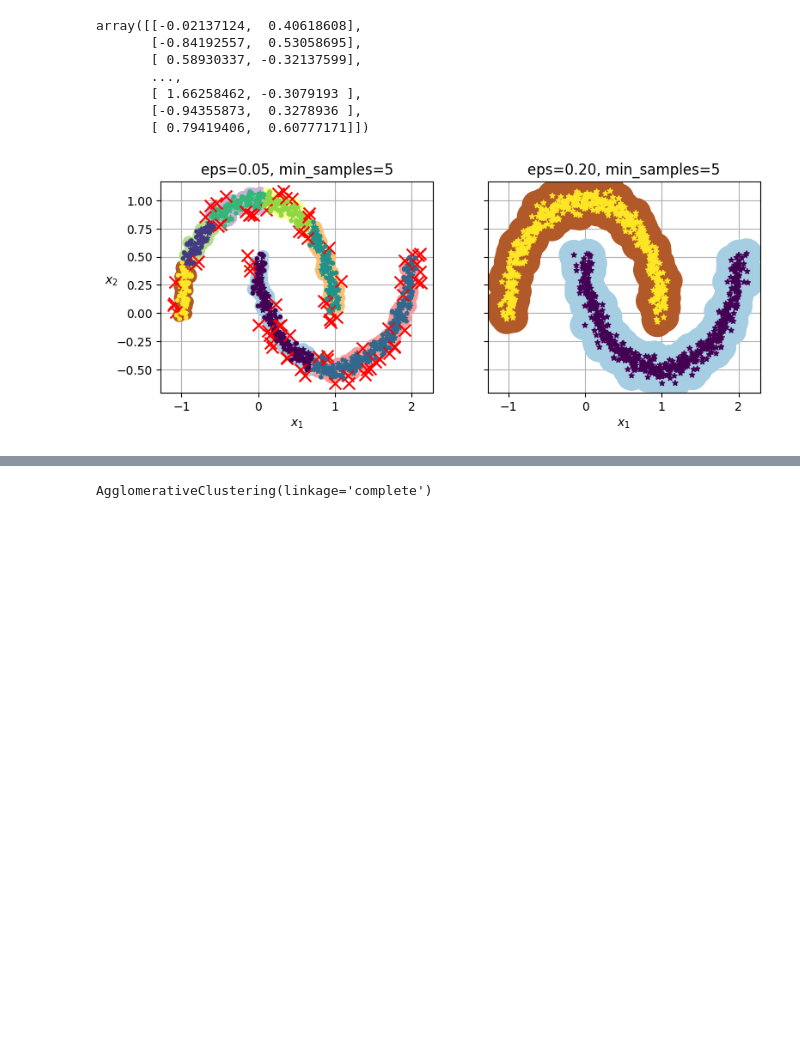
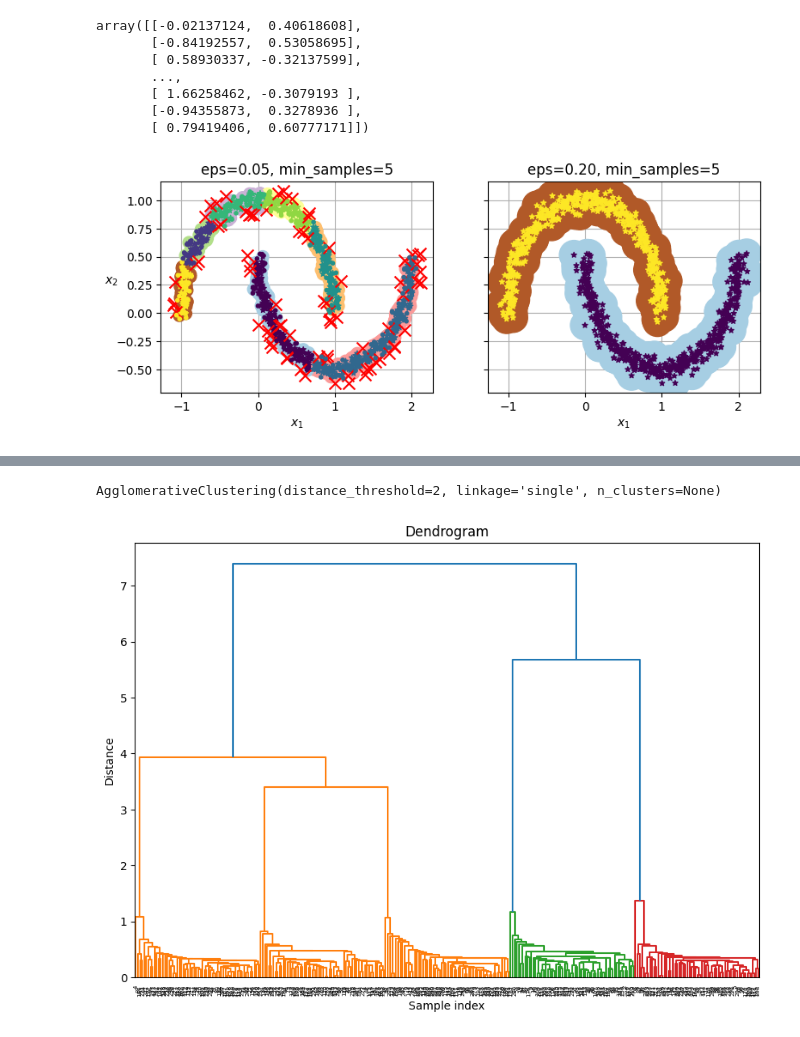
Before and after one commit to a-kanaan/dm-practicals, a Jupyter notebook: practical7/practical7_clustering.ipynb, the cells around one changed output, grey strips where cells are left out. Drawn from its saved outputs; the diff is of its cells as text; code cells hidden in the pictures; blank space fills up the shorter version.

```diff
--- a/practical7/practical7_clustering.ipynb
+++ b/practical7/practical7_clustering.ipynb
@@ -323,10 +344,36 @@ linkage : {'ward', 'complete', 'average', 'single'}, default='ward'
     distance to use between sets of observation. The algorithm will merge
     the pairs of cluster that minimize this criterion.
 '''
-agg = AgglomerativeClustering(linkage="complete").fit(X)
+agg = AgglomerativeClustering(n_clusters=None, linkage="single", distance_threshold=2).fit(X)
 agg
 # %% [output]
-AgglomerativeClustering(linkage='complete')
+AgglomerativeClustering(distance_threshold=2, linkage='single', n_clusters=None)
+# %%
+from scipy.cluster.hierarchy import linkage, dendrogram
+
+# Generate the linkage matrix
+
+# To get the linkage matrix, you need to use the scipy linkage function
+
+# with the "ward" method (the same method used by sklearn's AgglomerativeClustering by default).
+
+linkage_matrix = linkage(X, method='single')
+
+# Plot the dendrogram
+
+plt.figure(figsize=(10, 7))
+
+dendrogram(linkage_matrix)
+
+plt.title('Dendrogram')
+
+plt.xlabel('Sample index')
+
+plt.ylabel('Distance')
+
+plt.show()
+# %% [output]
+[figure, added]
 # %%
 plt.scatter(X[:,0], X[:,1], c=agg.labels_)
 plt.show()
```
Also changed, not shown: parts of 14 cells of this notebook.
